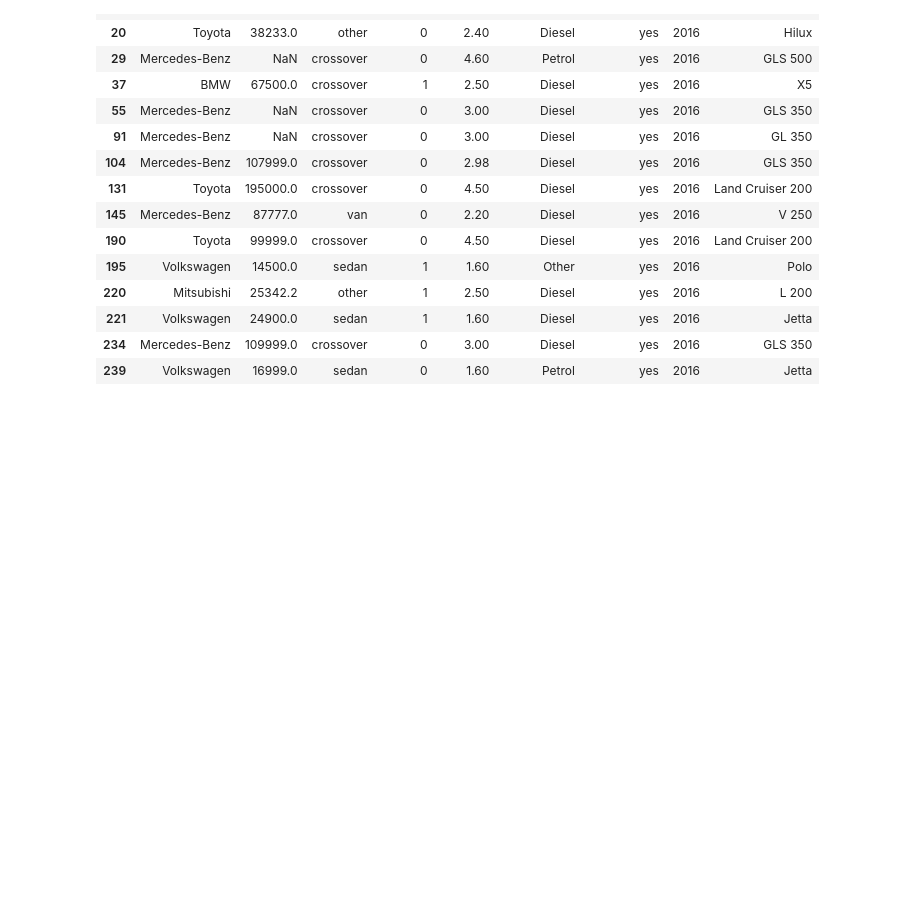
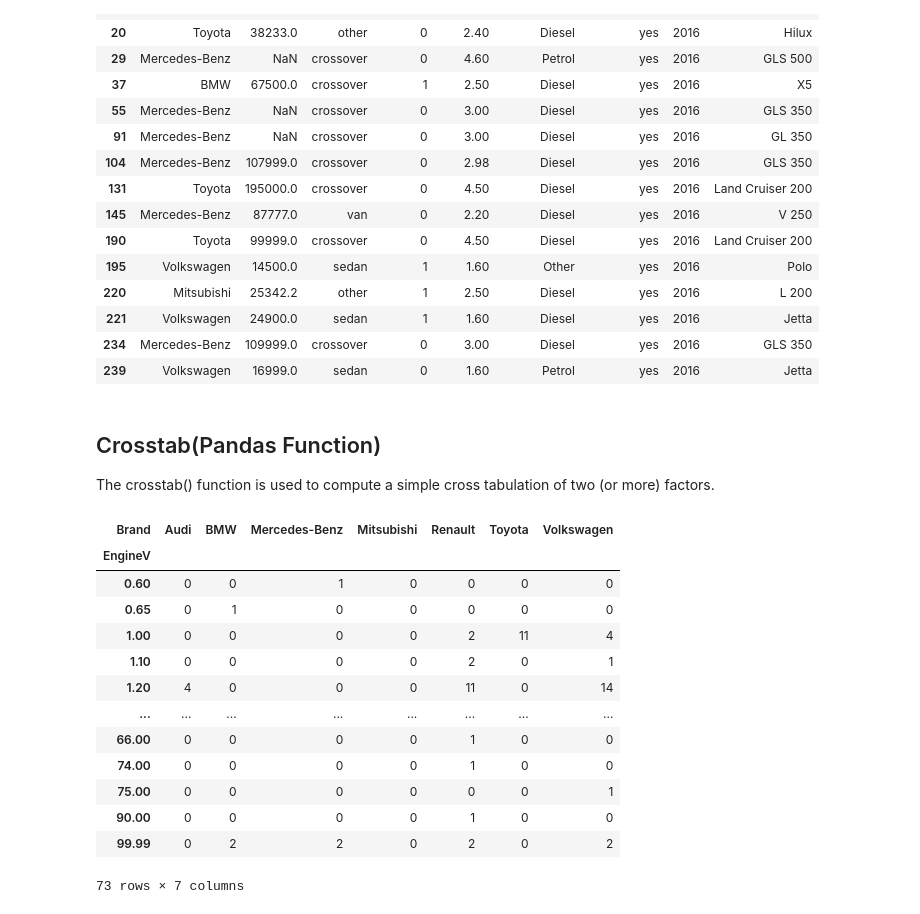
Before and after one commit to chuck-ankit/Python, a Jupyter notebook: ML_DS_missclinious/05_pandas_beginner.ipynb, the cells around one changed output. Cells and saved outputs as stored; diff of their text form; code cells hidden in the pictures; blank space fills up the shorter version.

```diff
--- a/ML_DS_missclinious/05_pandas_beginner.ipynb
+++ b/ML_DS_missclinious/05_pandas_beginner.ipynb
@@ -397,3 +413,23 @@ new_cars.iloc[:15]
 | 221 | Volkswagen | 24900.0 | sedan | 1 | 1.60 | Diesel | yes | 2016 | Jetta |
 | 234 | Mercedes-Benz | 109999.0 | crossover | 0 | 3.00 | Diesel | yes | 2016 | GLS 350 |
 | 239 | Volkswagen | 16999.0 | sedan | 0 | 1.60 | Petrol | yes | 2016 | Jetta |
+# %% [markdown]
+## Crosstab(Pandas Function)
+The crosstab() function is used to compute a simple cross tabulation of two (or more) factors.
+# %%
+pd.crosstab(car_sales["EngineV"], car_sales["Brand"])
+# %% [output]
+| Brand | Audi | BMW | Mercedes-Benz | Mitsubishi | Renault | Toyota | Volkswagen |
+| EngineV |  |  |  |  |  |  |  |
+| 0.60 | 0 | 0 | 1 | 0 | 0 | 0 | 0 |
+| 0.65 | 0 | 1 | 0 | 0 | 0 | 0 | 0 |
+| 1.00 | 0 | 0 | 0 | 0 | 2 | 11 | 4 |
+| 1.10 | 0 | 0 | 0 | 0 | 2 | 0 | 1 |
+| 1.20 | 4 | 0 | 0 | 0 | 11 | 0 | 14 |
+| ... | ... | ... | ... | ... | ... | ... | ... |
+| 66.00 | 0 | 0 | 0 | 0 | 1 | 0 | 0 |
+| 74.00 | 0 | 0 | 0 | 0 | 1 | 0 | 0 |
+| 75.00 | 0 | 0 | 0 | 0 | 0 | 0 | 1 |
+| 90.00 | 0 | 0 | 0 | 0 | 1 | 0 | 0 |
+| 99.99 | 0 | 2 | 2 | 0 | 2 | 0 | 2 |
+73 rows × 7 columns
```
Also changed, not shown: parts of 11 cells of this notebook, 1 other file.
